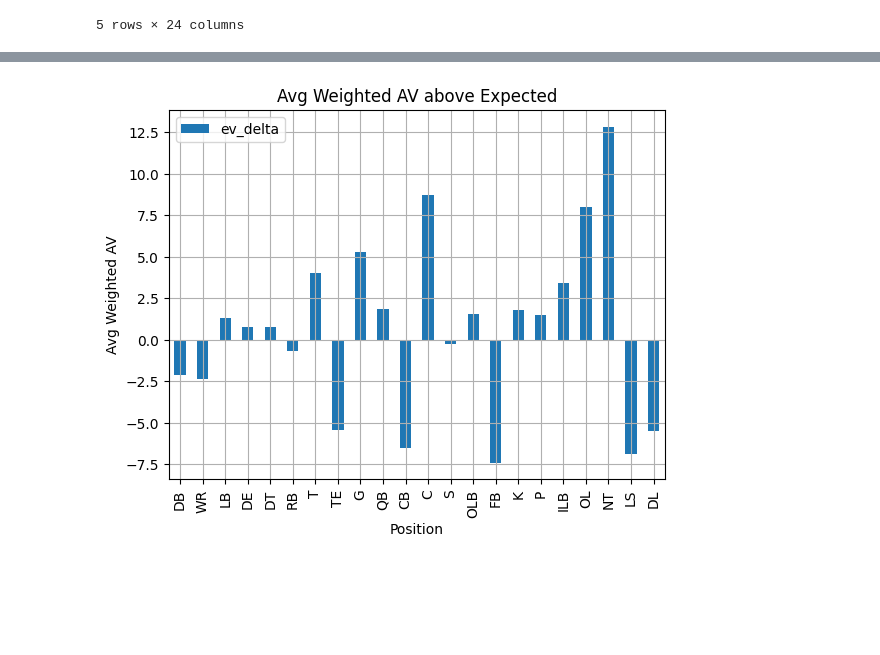
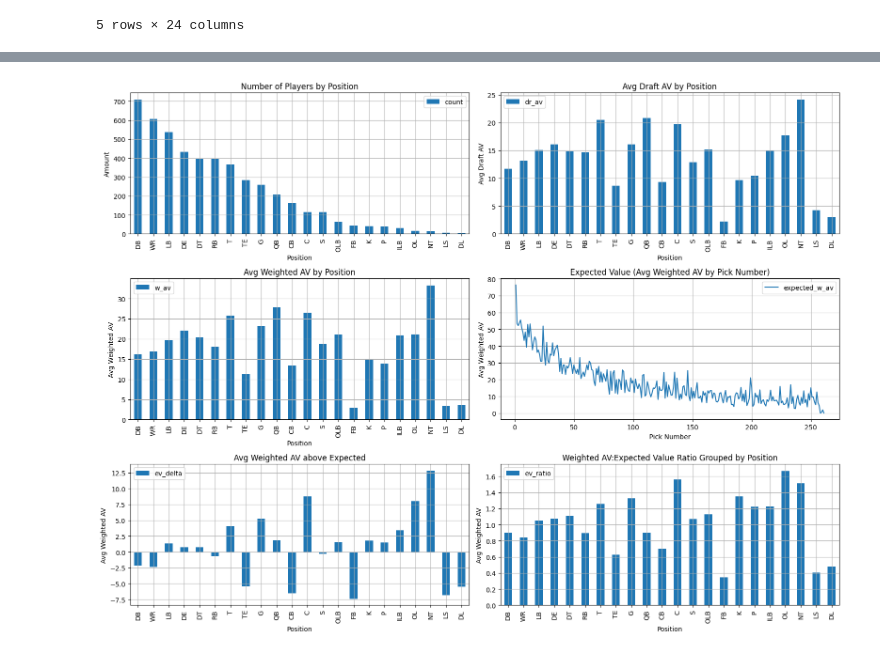
Before and after one commit to ShaneESchwartz/NFL-Team-Builder-Tool, a Jupyter notebook: TeamBuilder.ipynb, the cells around one changed output, grey strips where cells are left out. Drawn from its saved outputs; the diff is of its cells as text; code cells hidden in the pictures; blank space fills up the shorter version.

```diff
--- a/TeamBuilder.ipynb
+++ b/TeamBuilder.ipynb
@@ -164,15 +32,0 @@ draft['ev_delta'] = draft['w_av'] - draft['expected_w_av']
-# %%
-pos_ev_delta = pd.DataFrame(draft.groupby('position')['ev_delta'].mean())
-
-pos_ev_delta = pos_ev_delta.reindex(position_order)
-
-pos_ev_delta.plot.bar(
-    title='Avg Weighted AV above Expected',
-    xlabel='Position',
-    ylabel='Avg Weighted AV',
-    grid=True,
-)
-
-plt.show()
-# %% [output]
-[figure, removed]
@@ -178,0 +63,56 @@ plt.show()
+# %%
+
+fig, axes = plt.subplots(3, 2, figsize=(16, 12))
+
+pos_counts.plot.bar(
+    ax=axes[0, 0],
+    title='Number of Players by Position',
+    xlabel='Position',
+    ylabel='Amount',
+    grid=True,
+)
+
+pos_avg_dr_av.plot.bar(
+    ax=axes[0, 1],
+    title='Avg Draft AV by Position',
+    xlabel='Position',
+    ylabel='Avg Draft AV',
+    grid=True,
+)
+
+pos_w_av.plot.bar(
+    ax=axes[1, 0],
+    title='Avg Weighted AV by Position',
+    xlabel='Position',
+    ylabel='Avg Weighted AV',
+    grid=True,
+)
+
+expected.plot.line(
+    ax=axes[1, 1],
+    title='Expected Value (Avg Weighted AV by Pick Number)',
+    xlabel='Pick Number',
+    ylabel='Avg Weighted AV',
+    grid=True,
+)
+
+pos_ev_delta.plot.bar(
+    ax=axes[2, 0],
+    title='Avg Weighted AV above Expected',
+    xlabel='Position',
+    ylabel='Avg Weighted AV',
+    grid=True,
+)
+
+pos_ratio.plot.bar(
+    ax=axes[2, 1],
+    title='Weighted AV:Expected Value Ratio Grouped by Position',
+    xlabel='Position',
+    ylabel='Avg Weighted AV',
+    grid=True,
+)
+
+plt.tight_layout()
+plt.show()
+# %% [output]
+[figure, added]
```
Also changed, not shown: parts of 15 cells of this notebook.
